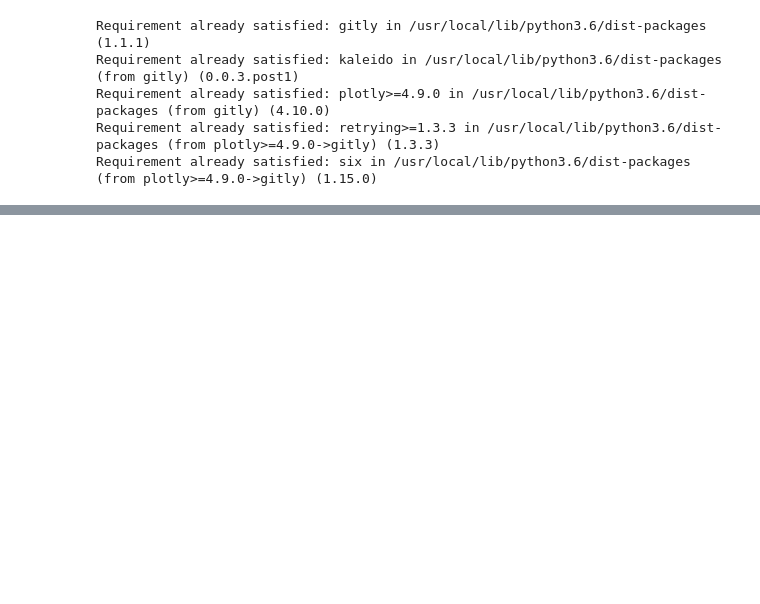
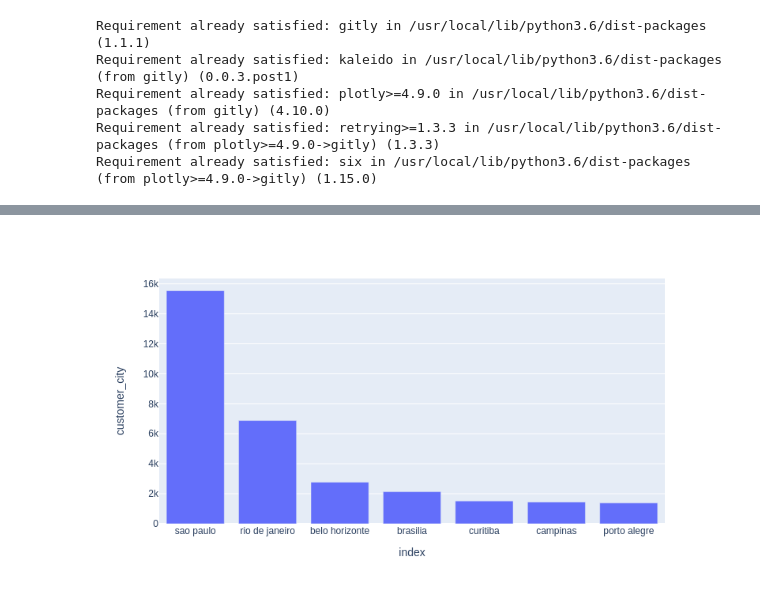
Before and after one commit to lucasumeda/intro-git, a Jupyter notebook: Aula_1.ipynb, the cells around one changed output, grey strips where cells are left out. Saved outputs shown, nothing was run; the diff lists cells and outputs as text; code cells hidden in the pictures; blank space fills up the shorter version.

```diff
--- a/Aula_1.ipynb
+++ b/Aula_1.ipynb
@@ -23,0 +26,12 @@ gitly.show(fig)
+# %%
+import pandas as pd
+
+
+df_clientes = pd.read_csv('/content/drive/My Drive/Colab Notebooks/Tiago/Aula 1/Arquivos/olist_customers_dataset[1].csv')
+df_geo = pd.read_csv('/content/drive/My Drive/Colab Notebooks/Tiago/Aula 1/Arquivos/olist_geolocation_dataset[1].csv')
+df_compra_itens = pd.read_csv('/content/drive/My Drive/Colab Notebooks/Tiago/Aula 1/Arquivos/olist_order_items_dataset[1].csv')
+df_compra_pagamentos = pd.read_csv('/content/drive/My Drive/Colab Notebooks/Tiago/Aula 1/Arquivos/olist_order_payments_dataset[1].csv')
+df_reviews = pd.read_csv('/content/drive/My Drive/Colab Notebooks/Tiago/Aula 1/Arquivos/olist_order_reviews_dataset[1].csv')
+df_compras = pd.read_csv('/content/drive/My Drive/Colab Notebooks/Tiago/Aula 1/Arquivos/olist_orders_dataset[1].csv')
+df_produtos = pd.read_csv('/content/drive/My Drive/Colab Notebooks/Tiago/Aula 1/Arquivos/olist_products_dataset[1].csv')
+df_vendedores = pd.read_csv('/content/drive/My Drive/Colab Notebooks/Tiago/Aula 1/Arquivos/olist_sellers_dataset[1].csv')
@@ -23,0 +101,9 @@ gitly.show(fig)
+# %%
+import plotly.express as px
+
+data = df_clientes.customer_city.value_counts().head(7).reset_index()
+
+fig = px.bar(data, x='index', y='customer_city')
+gitly.show( fig )
+# %% [output]
+[figure, added]
```
Also changed, not shown: parts of 14 cells of this notebook.
